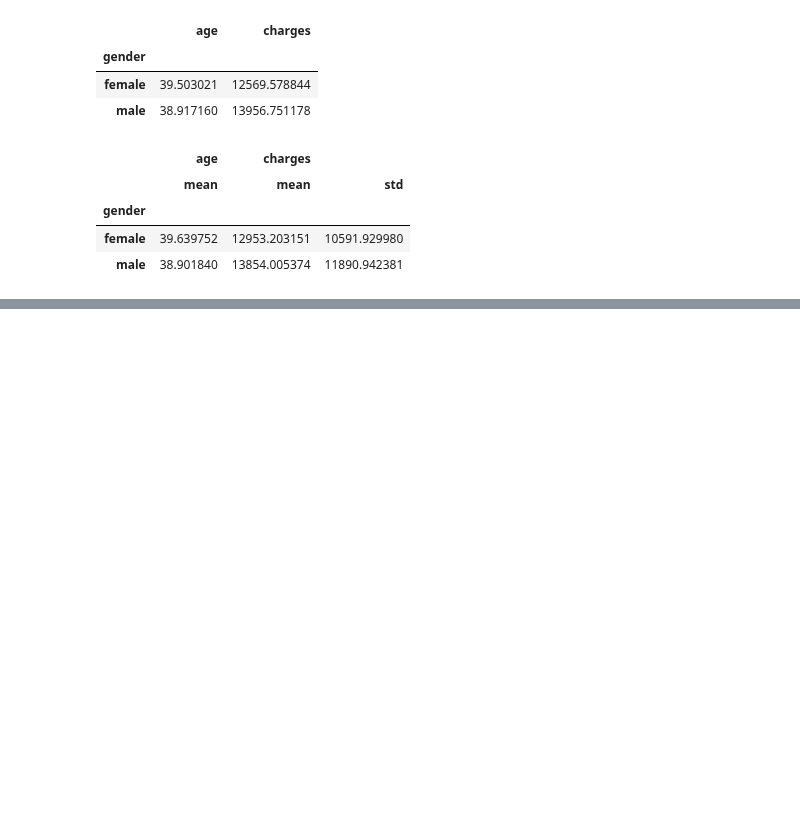
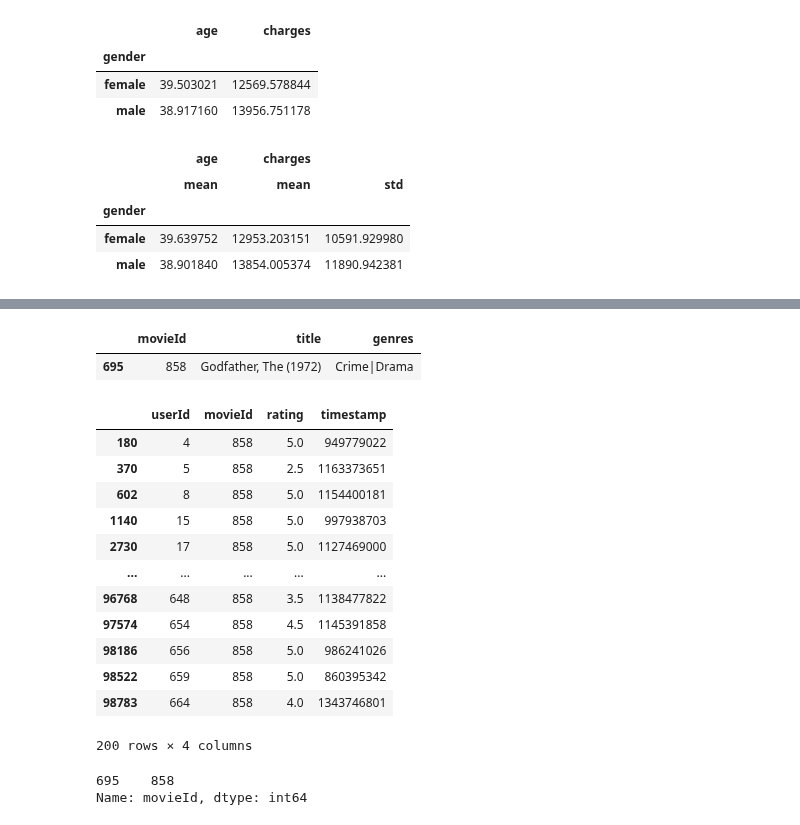
Before and after one commit to abulbasar/machine-learning, a Jupyter notebook: demos/Day 1 - 01 Pandas.ipynb, the cells around one changed output, grey strips where cells are left out. Saved outputs shown, nothing was run; the diff lists cells and outputs as text; code cells hidden in the pictures; blank space fills up the shorter version.

```diff
--- a/demos/Day 1 - 01 Pandas.ipynb
+++ b/demos/Day 1 - 01 Pandas.ipynb
@@ -286,0 +367,26 @@ Dataset: https://github.com/abulbasar/data/tree/master/movielens
+# %%
+movies[movies.title == "Godfather, The (1972)"]
+# %% [output]
+|  | movieId | title | genres |
+| 695 | 858 | Godfather, The (1972) | Crime|Drama |
+# %%
+ratings[ratings.movieId == 858]
+# %% [output]
+|  | userId | movieId | rating | timestamp |
+| 180 | 4 | 858 | 5.0 | 949779022 |
+| 370 | 5 | 858 | 2.5 | 1163373651 |
+| 602 | 8 | 858 | 5.0 | 1154400181 |
+| 1140 | 15 | 858 | 5.0 | 997938703 |
+| 2730 | 17 | 858 | 5.0 | 1127469000 |
+| ... | ... | ... | ... | ... |
+| 96768 | 648 | 858 | 3.5 | 1138477822 |
+| 97574 | 654 | 858 | 4.5 | 1145391858 |
+| 98186 | 656 | 858 | 5.0 | 986241026 |
+| 98522 | 659 | 858 | 5.0 | 860395342 |
+| 98783 | 664 | 858 | 4.0 | 1343746801 |
+200 rows × 4 columns
+# %%
+movies[movies.title == "Godfather, The (1972)"].movieId
+# %% [output]
+695    858
+Name: movieId, dtype: int64
```
Also changed, not shown: parts of 16 cells of this notebook.
